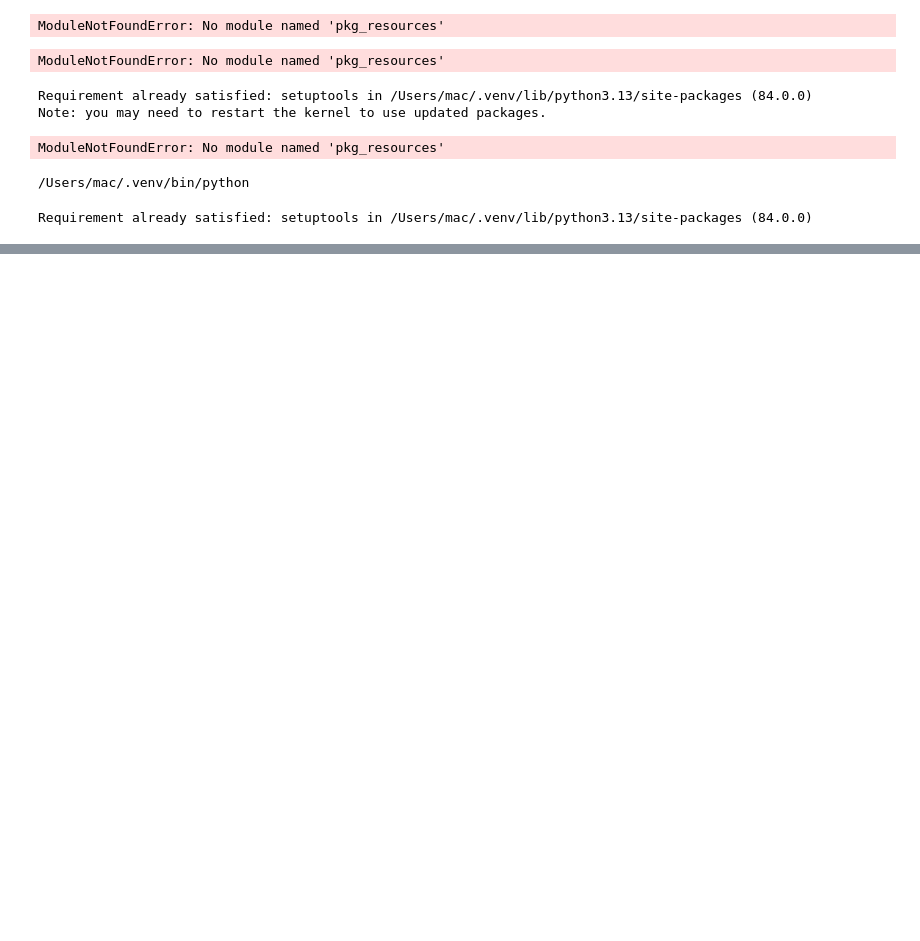
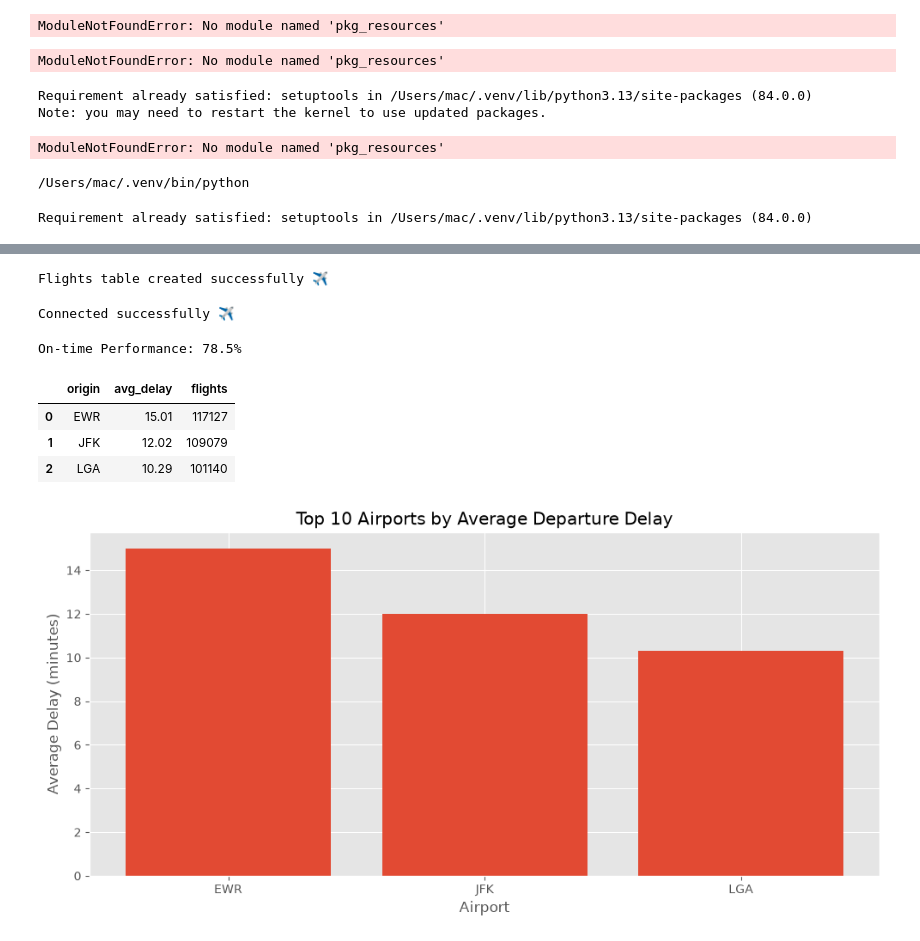
Before and after one commit to saad06s-create/qatar-airways-operations-intelligence, a Jupyter notebook: notebook/01_data_collection.ipynb, the cells around one changed output, grey strips where cells are left out. Saved outputs shown, nothing was run; the diff lists cells and outputs as text; code cells hidden in the pictures; blank space fills up the shorter version.

```diff
--- a/notebook/01_data_collection.ipynb
+++ b/notebook/01_data_collection.ipynb
@@ -124,0 +340,79 @@ print(df.shape)
+# %%
+import sqlite3
+
+conn = sqlite3.connect("../sql/qatar_airways.db")
+
+flights.to_sql(
+    "Flights",
+    conn,
+    if_exists="replace",
+    index=False
+)
+
+print("Flights table created successfully ✈️")
+# %% [output]
+Flights table created successfully ✈️
+# %%
+import sqlite3
+import pandas as pd
+
+conn = sqlite3.connect("../sql/qatar_airways.db")
+
+print("Connected successfully ✈️")
+# %% [output]
+Connected successfully ✈️
+# %%
+query = """
+SELECT
+    COUNT(*) AS total_flights,
+    SUM(CASE WHEN dep_delay <= 15 THEN 1 ELSE 0 END) AS on_time
+FROM Flights
+"""
+
+kpi = pd.read_sql(query, conn)
+
+total = int(kpi.loc[0, "total_flights"])
+on_time = int(kpi.loc[0, "on_time"])
+
+otp = (on_time / total) * 100
+
+print(f"On-time Performance: {otp:.1f}%")
+# %% [output]
+On-time Performance: 78.5%
+# %%
+query = """
+SELECT
+    origin,
+    ROUND(AVG(dep_delay),2) AS avg_delay,
+    COUNT(*) AS flights
+FROM Flights
+GROUP BY origin
+HAVING flights > 1000
+ORDER BY avg_delay DESC
+"""
+
+airport_delays = pd.read_sql(query, conn)
+
+airport_delays.head(10)
+# %% [output]
+|  | origin | avg_delay | flights |
+| 0 | EWR | 15.01 | 117127 |
+| 1 | JFK | 12.02 | 109079 |
+| 2 | LGA | 10.29 | 101140 |
+# %%
+import matplotlib.pyplot as plt
+
+top10 = airport_delays.head(10)
+
+plt.figure(figsize=(10,5))
+plt.bar(top10["origin"], top10["avg_delay"])
+
+plt.title("Top 10 Airports by Average Departure Delay")
+plt.xlabel("Airport")
+plt.ylabel("Average Delay (minutes)")
+
+plt.tight_layout()
+plt.savefig("../figures/airport_delays.png")
+plt.show()
+# %% [output]
+[figure, added]
```
Also changed, not shown: parts of 58 cells of this notebook, 6 other files.
